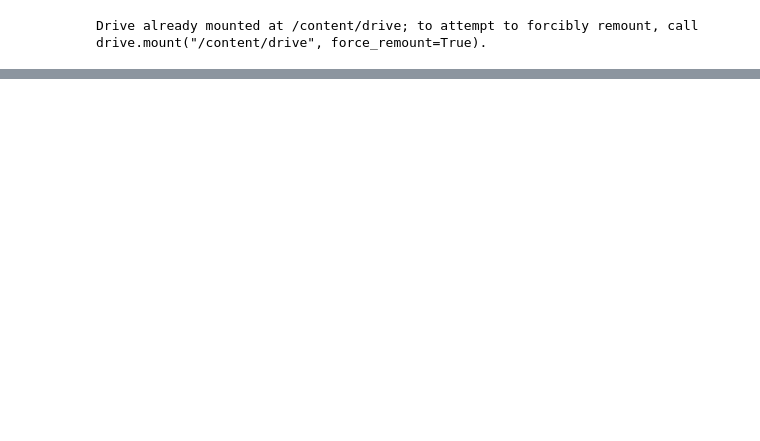
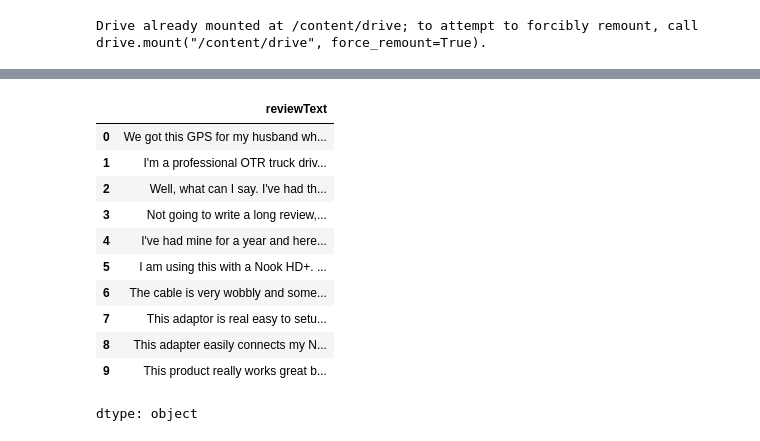
Before and after one commit to mobadata/detection-nouveautes-avis, a Jupyter notebook: Detection_nouveautes.ipynb, the cells around one changed output, grey strips where cells are left out. Cells and saved outputs as stored; diff of their text form; code cells hidden in the pictures; blank space fills up the shorter version.

```diff
--- a/Detection_nouveautes.ipynb
+++ b/Detection_nouveautes.ipynb
@@ -32,0 +82,15 @@ df.head()
+# %%
+df["reviewText"].head(10)
+# %% [output]
+|  | reviewText |
+| 0 | We got this GPS for my husband wh... |
+| 1 | I'm a professional OTR truck driv... |
+| 2 | Well, what can I say. I've had th... |
+| 3 | Not going to write a long review,... |
+| 4 | I've had mine for a year and here... |
+| 5 | I am using this with a Nook HD+. ... |
+| 6 | The cable is very wobbly and some... |
+| 7 | This adaptor is real easy to setu... |
+| 8 | This adapter easily connects my N... |
+| 9 | This product really works great b... |
+dtype: object
```
Also changed, not shown: parts of 10 cells of this notebook.
